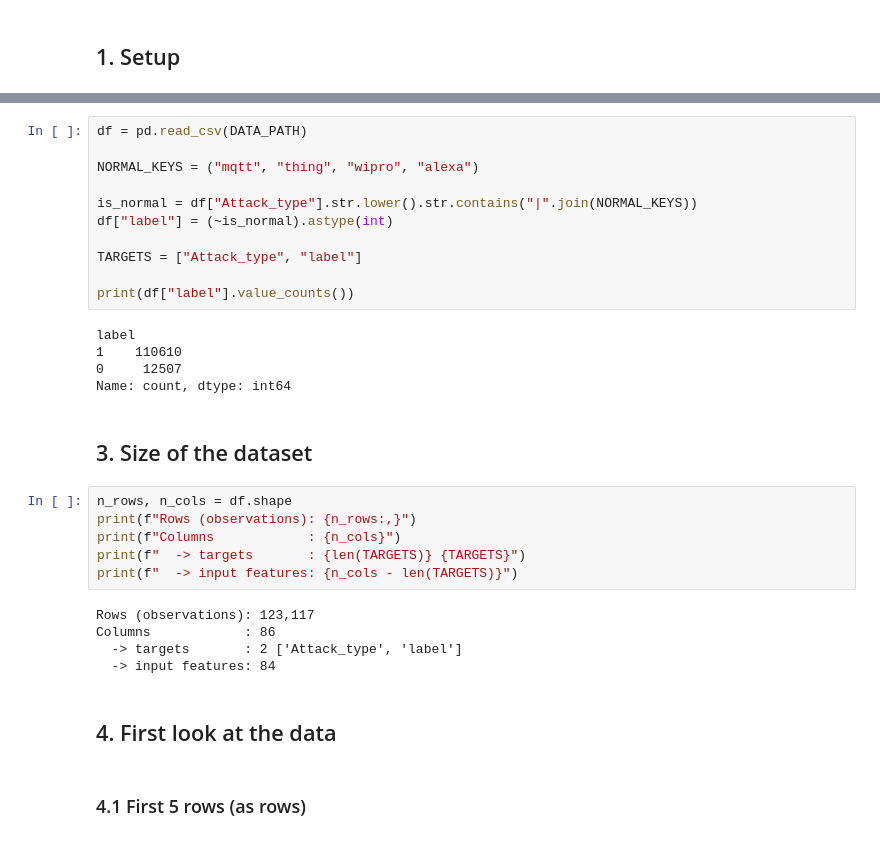
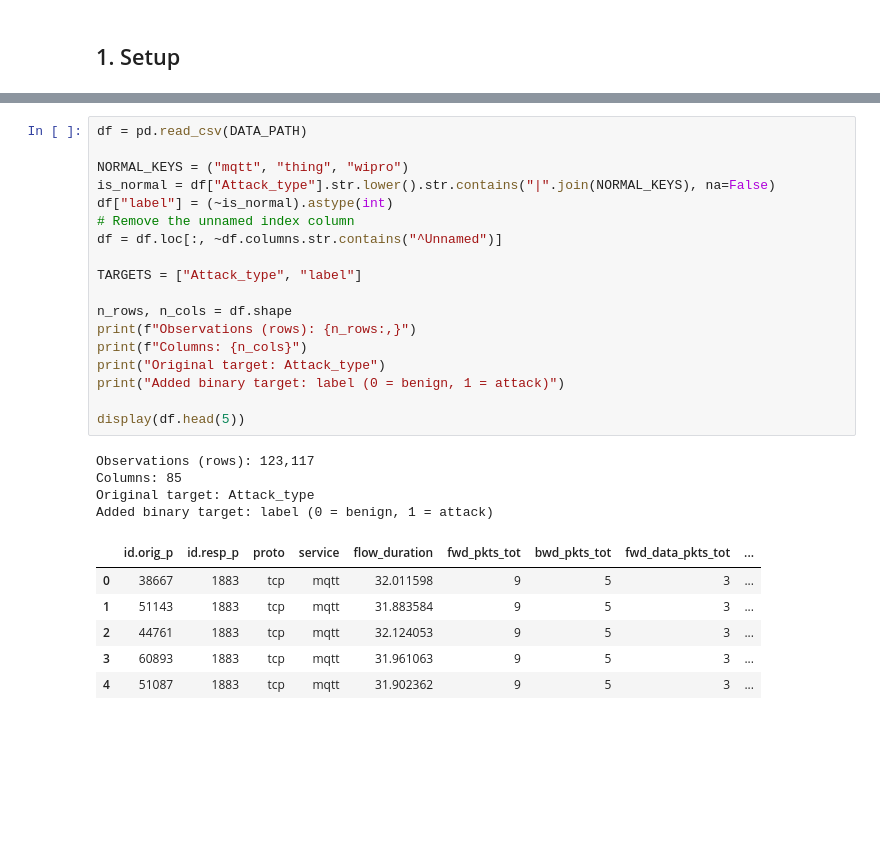
Before and after one commit to moeC4070/Machine_learning_project, a Jupyter notebook: Notebooks/BenAbderrazak_Hasnaoui_Smaili_Zammouri_L1_Notebook.ipynb, the cells around one changed output, grey strips where cells are left out. Saved outputs shown, nothing was run; the diff lists cells and outputs as text; blank space fills up the shorter version.

```diff
--- a/Notebooks/BenAbderrazak_Hasnaoui_Smaili_Zammouri_L1_Notebook.ipynb
+++ b/Notebooks/BenAbderrazak_Hasnaoui_Smaili_Zammouri_L1_Notebook.ipynb
@@ -64,33 +59,29 @@ The notebook looks for the file `data/raw/dataset.csv` **next to the notebook**
 # %%
 df = pd.read_csv(DATA_PATH)
 
-NORMAL_KEYS = ("mqtt", "thing", "wipro", "alexa")
-
-is_normal = df["Attack_type"].str.lower().str.contains("|".join(NORMAL_KEYS))
+NORMAL_KEYS = ("mqtt", "thing", "wipro")
+is_normal = df["Attack_type"].str.lower().str.contains("|".join(NORMAL_KEYS), na=False)
 df["label"] = (~is_normal).astype(int)
+# Remove the unnamed index column
+df = df.loc[:, ~df.columns.str.contains("^Unnamed")]
 
 TARGETS = ["Attack_type", "label"]
 
-print(df["label"].value_counts())
+n_rows, n_cols = df.shape
+print(f"Observations (rows): {n_rows:,}")
+print(f"Columns: {n_cols}")
+print("Original target: Attack_type")
+print("Added binary target: label (0 = benign, 1 = attack)")
+
+display(df.head(5))
 # %% [output]
-label
-1    110610
-0     12507
-Name: count, dtype: int64
+Observations (rows): 123,117
+Columns: 85
+Original target: Attack_type
+Added binary target: label (0 = benign, 1 = attack)
+|  | id.orig_p | id.resp_p | proto | service | flow_duration | fwd_pkts_tot | bwd_pkts_tot | fwd_data_pkts_tot | ... |
+| 0 | 38667 | 1883 | tcp | mqtt | 32.011598 | 9 | 5 | 3 | ... |
+| 1 | 51143 | 1883 | tcp | mqtt | 31.883584 | 9 | 5 | 3 | ... |
+| 2 | 44761 | 1883 | tcp | mqtt | 32.124053 | 9 | 5 | 3 | ... |
+| 3 | 60893 | 1883 | tcp | mqtt | 31.961063 | 9 | 5 | 3 | ... |
+| 4 | 51087 | 1883 | tcp | mqtt | 31.902362 | 9 | 5 | 3 | ... |
-# %% [markdown]
-## 3. Size of the dataset
-# %%
-n_rows, n_cols = df.shape
-print(f"Rows (observations): {n_rows:,}")
-print(f"Columns            : {n_cols}")
-print(f"  -> targets       : {len(TARGETS)} {TARGETS}")
-print(f"  -> input features: {n_cols - len(TARGETS)}")
-# %% [output]
-Rows (observations): 123,117
-Columns            : 86
-  -> targets       : 2 ['Attack_type', 'label']
-  -> input features: 84
-# %% [markdown]
-## 4. First look at the data
-# %% [markdown]
-### 4.1 First 5 rows (as rows)
```
Also changed, not shown: parts of 38 cells of this notebook, 7 other files.
